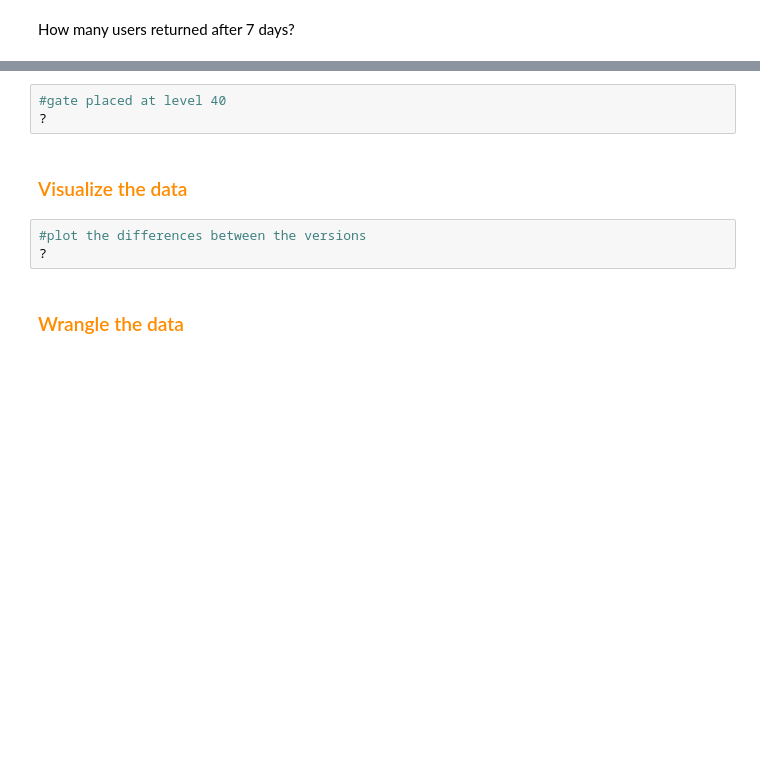
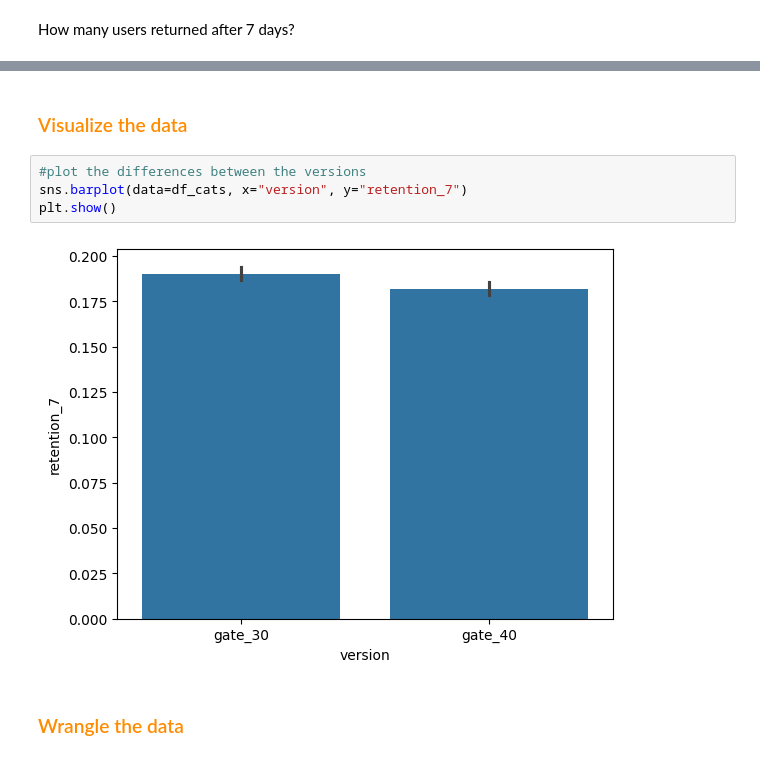
Before and after one commit to tbonne/peds, a Jupyter notebook: docs/introComm/A_B_Testing.ipynb, the cells around one changed output, grey strips where cells are left out. Cells and saved outputs as stored; diff of their text form; blank space fills up the shorter version.

```diff
--- a/docs/introComm/A_B_Testing.ipynb
+++ b/docs/introComm/A_B_Testing.ipynb
@@ -48,11 +60,11 @@ df_cats[?=='gate_30'].retention_7.sum() / len(df_cats[df_cats['version']=='gate_
-# %%
-#gate placed at level 40
-?
 # %% [markdown]
 ### <font color='darkorange'>Visualize the data</font>
 # %%
 #plot the differences between the versions
-?
+sns.barplot(data=df_cats, x="version", y="retention_7")
+plt.show()
+# %% [output]
+[figure, added]
 # %% [markdown]
 ### <font color='darkorange'>Wrangle the data</font>
 # %% [markdown]
```
Also changed, not shown: parts of 46 cells of this notebook.
